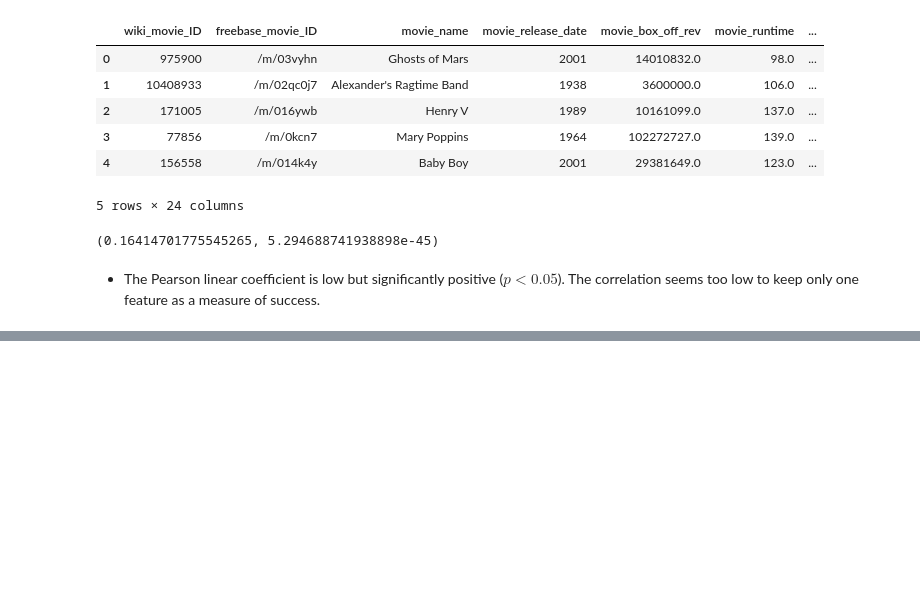
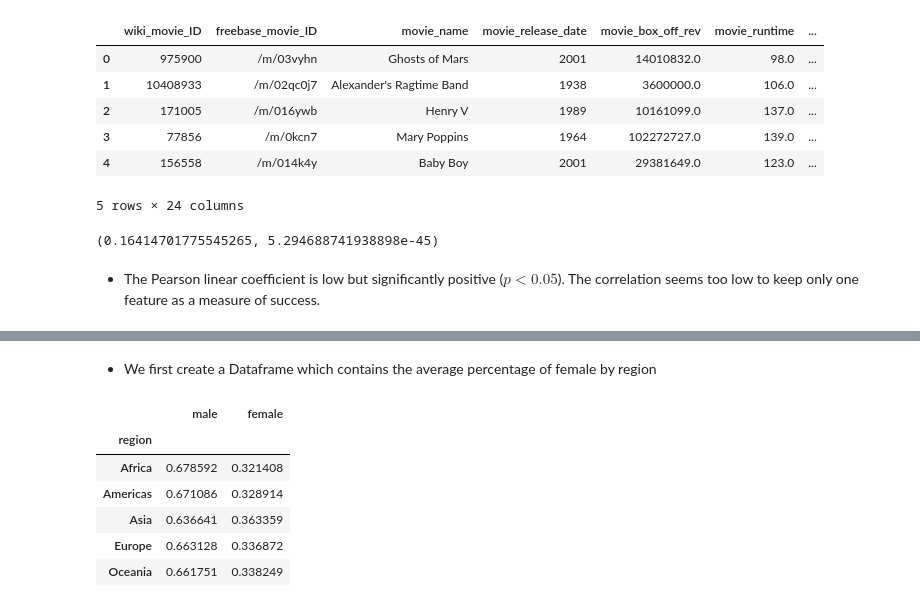
Before and after one commit to epfl-ada/ada-2022-project-armada, a Jupyter notebook: Marjo.ipynb, the cells around one changed output, grey strips where cells are left out. Cells and saved outputs as stored; diff of their text form; code cells hidden in the pictures; blank space fills up the shorter version.

```diff
--- a/Marjo.ipynb
+++ b/Marjo.ipynb
@@ -937,0 +816,14 @@ stats.pearsonr(correl['movie_box_off_rev'],correl['averageRating'])
+# %% [markdown]
+- We first create a Dataframe which contains the average percentage of female by region
+# %%
+# Group movies_female by region and compute average percentage
+movies_region_grouped = movies_female[['region', 'male', 'female']].explode('region').groupby('region').mean()
+movies_region_grouped.head()
+# %% [output]
+|  | male | female |
+| region |  |  |
+| Africa | 0.678592 | 0.321408 |
+| Americas | 0.671086 | 0.328914 |
+| Asia | 0.636641 | 0.363359 |
+| Europe | 0.663128 | 0.336872 |
+| Oceania | 0.661751 | 0.338249 |
```
Also changed, not shown: parts of 25 cells of this notebook.
